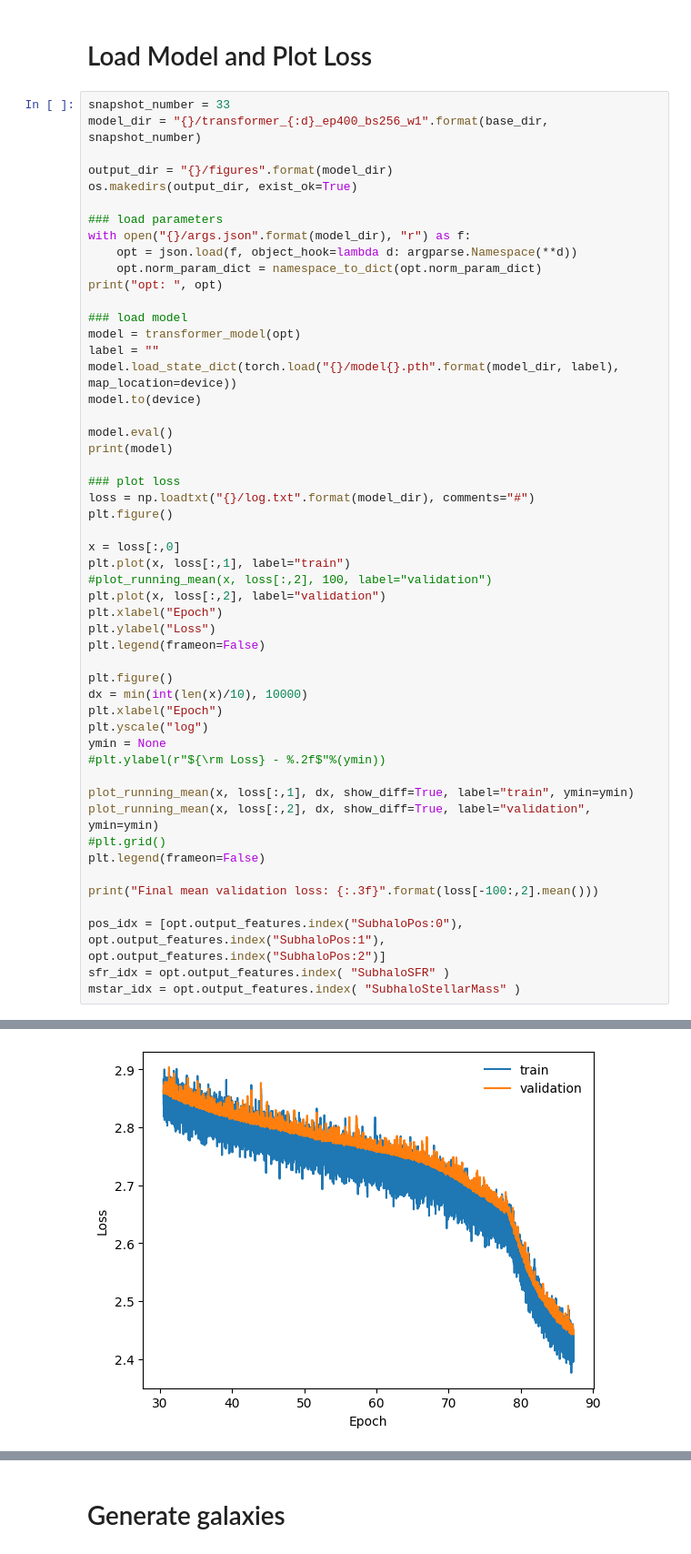
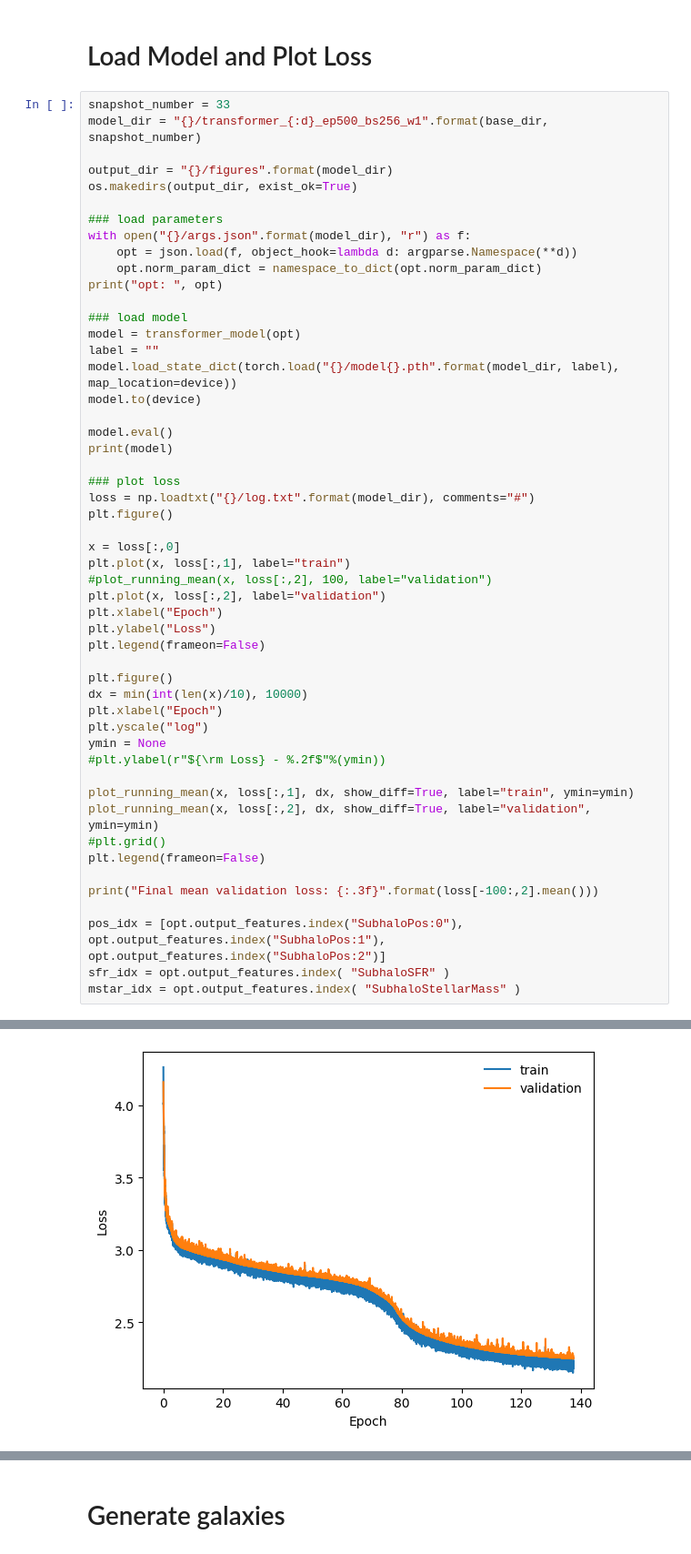
Before and after one commit to knmoriwaki/cosmoglint, a Jupyter notebook: notebooks/quick_check_mesh.ipynb, the cells around one changed output, grey strips where cells are left out. Shown at 91% size. Drawn from its saved outputs; the diff is of its cells as text.

```diff
--- a/notebooks/quick_check_mesh.ipynb
+++ b/notebooks/quick_check_mesh.ipynb
@@ -85,7 +85,7 @@ base_dir = "../scripts/runs/output_transformer_mesh"
 # Load Model and Plot Loss
 # %%
 snapshot_number = 33
-model_dir = "{}/transformer_{:d}_ep400_bs256_w1".format(base_dir, snapshot_number)
+model_dir = "{}/transformer_{:d}_ep500_bs256_w1".format(base_dir, snapshot_number)
 
 output_dir = "{}/figures".format(model_dir)
 os.makedirs(output_dir, exist_ok=True)
@@ -158 +158 @@ Final mean validation loss: 2.448
-[figure, old version]
+[figure, new version]
```
Also changed, not shown: parts of 5 cells of this notebook, 16 other files.
